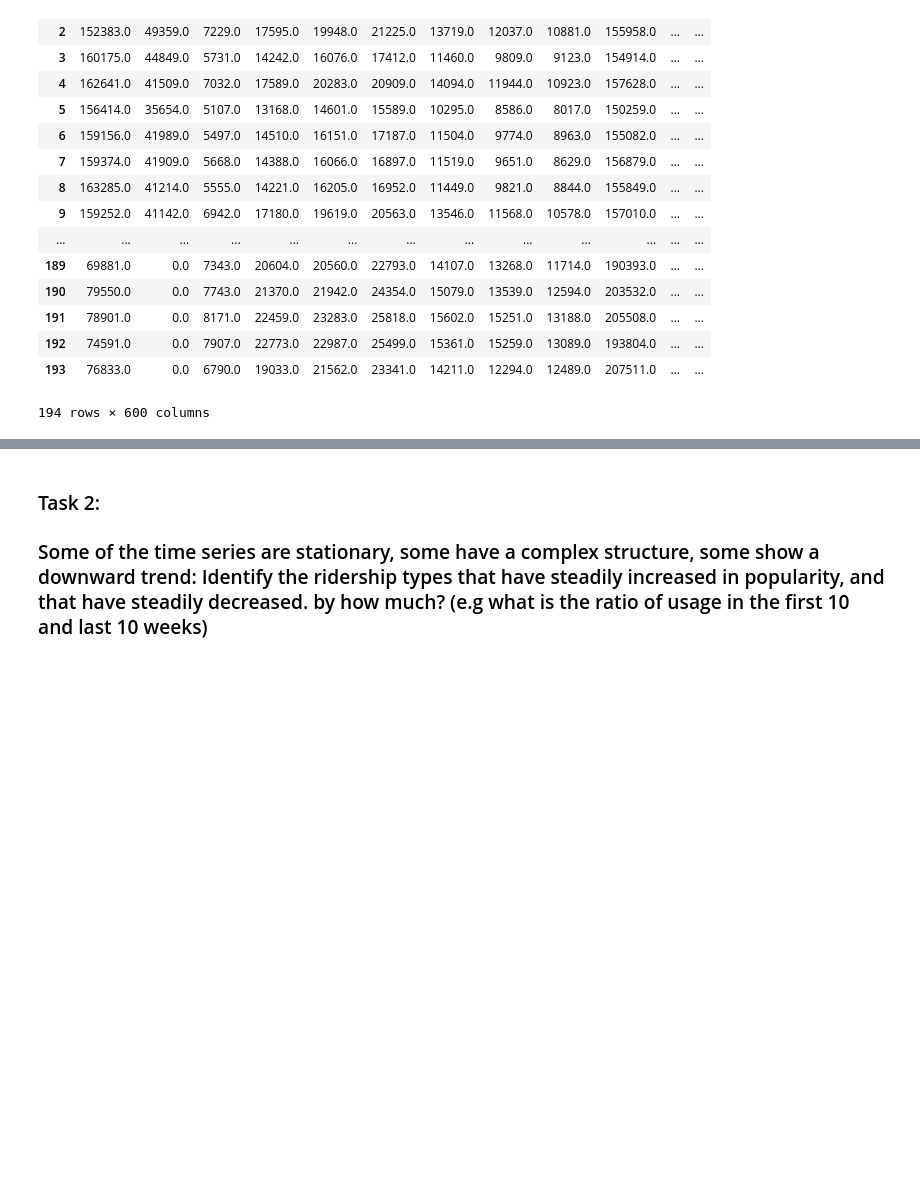
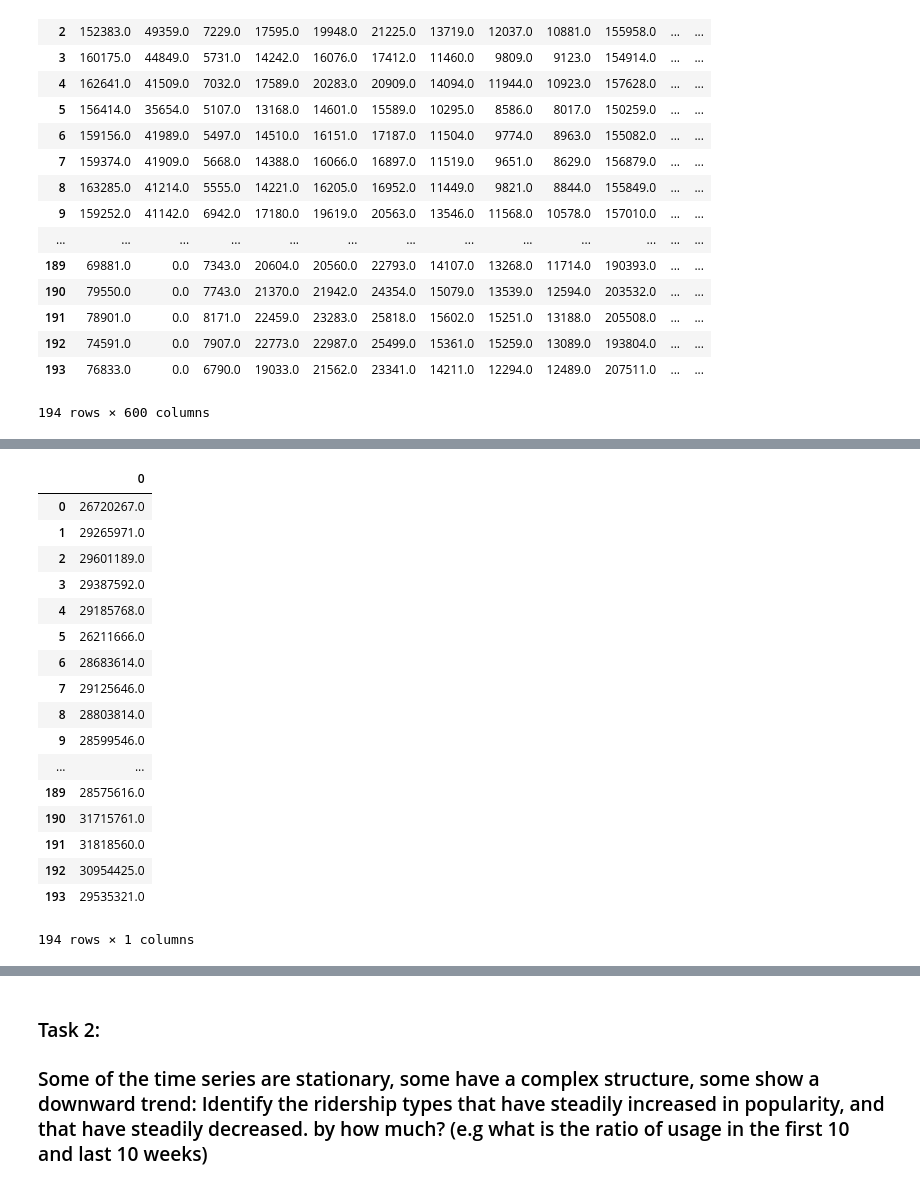
Before and after one commit to jazzzchan/PUI2017_yc3300, a Jupyter notebook: HW10_yc3300/HW10_yc3300.ipynb, the cells around one changed output, grey strips where cells are left out. Saved outputs shown, nothing was run; the diff lists cells and outputs as text; code cells hidden in the pictures; blank space fills up the shorter version.

```diff
--- a/HW10_yc3300/HW10_yc3300.ipynb
+++ b/HW10_yc3300/HW10_yc3300.ipynb
@@ -123,0 +114,22 @@ interval
+# %%
+mta_ride1 = pd.DataFrame(mta_ride1)
+mta_ride1
+# %% [output]
+|  | 0 |
+| 0 | 26720267.0 |
+| 1 | 29265971.0 |
+| 2 | 29601189.0 |
+| 3 | 29387592.0 |
+| 4 | 29185768.0 |
+| 5 | 26211666.0 |
+| 6 | 28683614.0 |
+| 7 | 29125646.0 |
+| 8 | 28803814.0 |
+| 9 | 28599546.0 |
+| ... | ... |
+| 189 | 28575616.0 |
+| 190 | 31715761.0 |
+| 191 | 31818560.0 |
+| 192 | 30954425.0 |
+| 193 | 29535321.0 |
+194 rows × 1 columns
```
Also changed, not shown: parts of 11 cells of this notebook.
